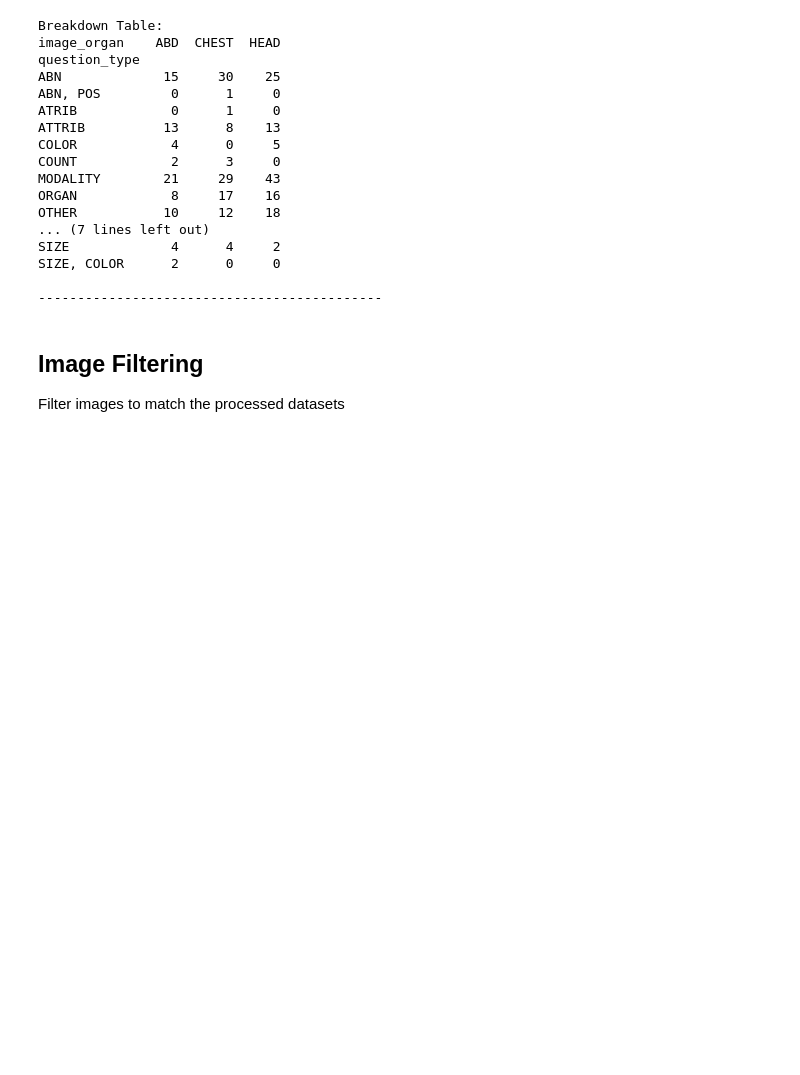
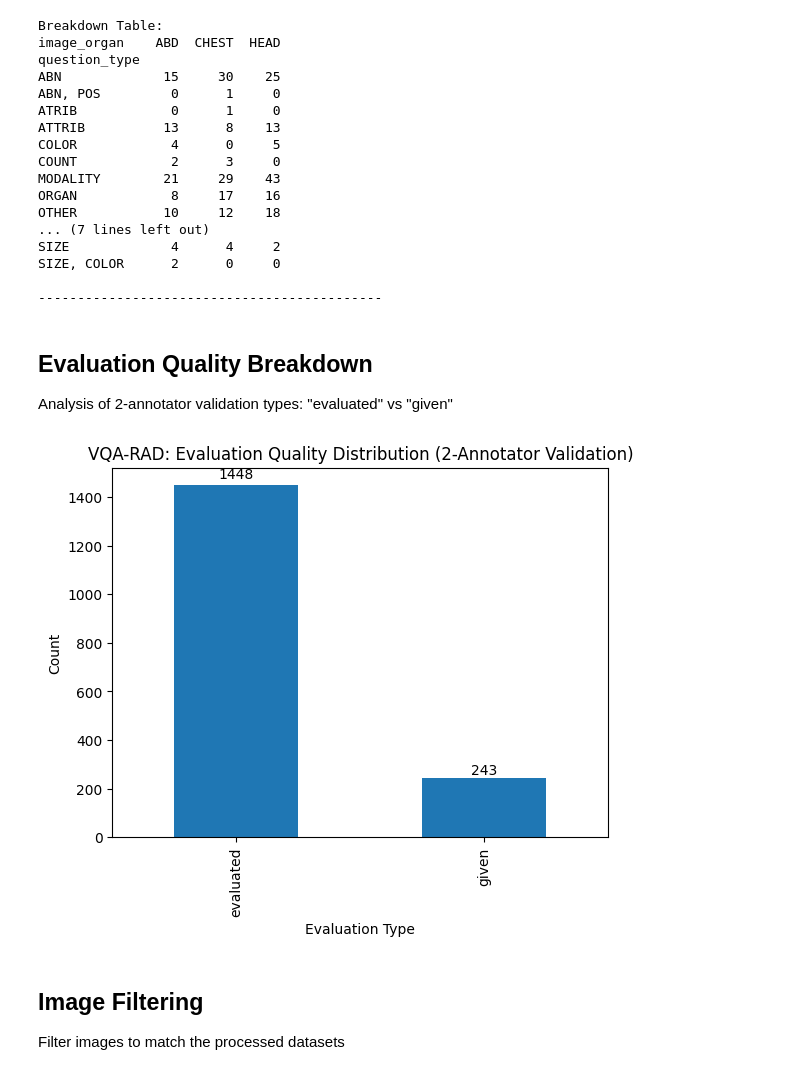
Before and after one commit to Issacalv/IndependentStudy25_VQA, a Jupyter notebook: VQARAD/data_preprocessing_VQARAD.ipynb, the cells around one changed output. Drawn from its saved outputs; the diff is of its cells as text; code cells hidden in the pictures; blank space fills up the shorter version.

Commit message:
Add evaluation quality breakdown visualization

```diff
--- a/VQARAD/data_preprocessing_VQARAD.ipynb
+++ b/VQARAD/data_preprocessing_VQARAD.ipynb
@@ -545,6 +545,21 @@ SIZE             4      4     2
 SIZE, COLOR      2      0     0
 
 --------------------------------------------
+# %% [markdown]
+## Evaluation Quality Breakdown
+
+Analysis of 2-annotator validation types: "evaluated" vs "given"
+# %%
+# Visualize evaluation breakdown
+plot_distribution(
+    df_filtered,
+    col="evaluation",
+    x_label="Evaluation Type",
+    y_label="Count",
+    title="VQA-RAD: Evaluation Quality Distribution (2-Annotator Validation)"
+)
+# %% [output]
+[figure, added]
 # %% [markdown]
 ## Image Filtering
 
```
